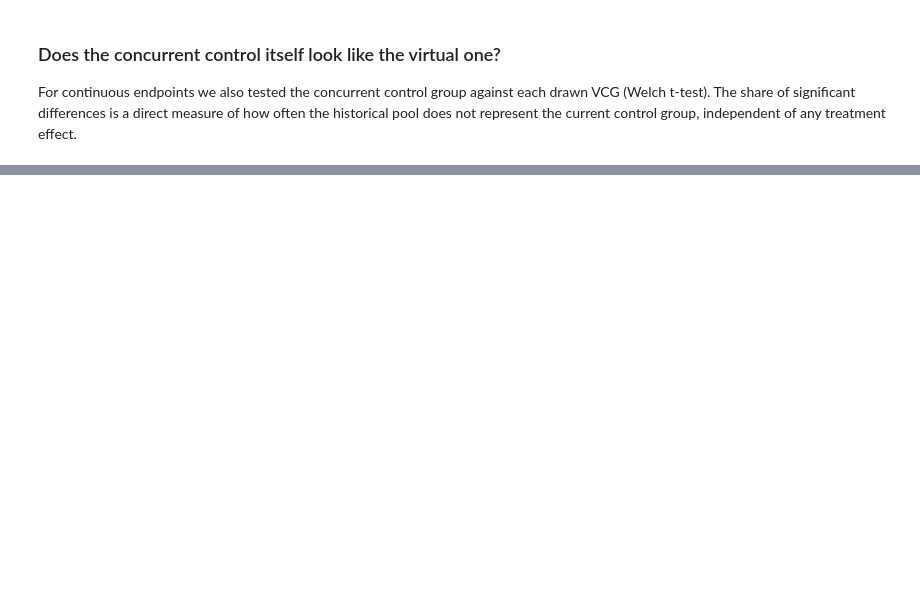
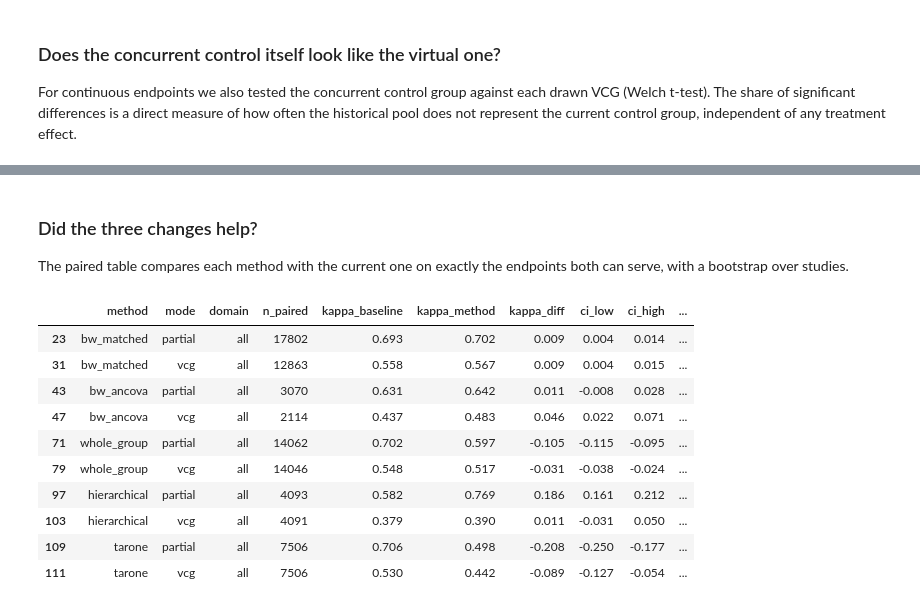
Before and after one commit to Jkovv/virtual-control-groups-ntp, a Jupyter notebook: notebooks/walkthrough.ipynb, the cells around one changed output, grey strips where cells are left out. Cells and saved outputs as stored; diff of their text form; code cells hidden in the pictures; blank space fills up the shorter version.

```diff
--- a/notebooks/walkthrough.ipynb
+++ b/notebooks/walkthrough.ipynb
@@ -330,0 +399,22 @@ pd.read_csv(C.TABLES_DIR / "control_vs_vcg.csv").pivot(index="domain", columns="
+# %% [markdown]
+### Did the three changes help?
+
+The paired table compares each method with the current one on exactly the
+endpoints both can serve, with a bootstrap over studies.
+# %%
+vs = pd.read_csv(C.TABLES_DIR / "methods_vs_baseline.csv")
+cols = ["method", "mode", "domain", "n_paired", "kappa_baseline", "kappa_method", "kappa_diff",
+        "ci_low", "ci_high", "verdict"]
+vs[(vs["set"] == "holdout") & (vs["domain"] == "all")][cols].round(3)
+# %% [output]
+|  | method | mode | domain | n_paired | kappa_baseline | kappa_method | kappa_diff | ci_low | ci_high | ... |
+| 23 | bw_matched | partial | all | 17802 | 0.693 | 0.702 | 0.009 | 0.004 | 0.014 | ... |
+| 31 | bw_matched | vcg | all | 12863 | 0.558 | 0.567 | 0.009 | 0.004 | 0.015 | ... |
+| 43 | bw_ancova | partial | all | 3070 | 0.631 | 0.642 | 0.011 | -0.008 | 0.028 | ... |
+| 47 | bw_ancova | vcg | all | 2114 | 0.437 | 0.483 | 0.046 | 0.022 | 0.071 | ... |
+| 71 | whole_group | partial | all | 14062 | 0.702 | 0.597 | -0.105 | -0.115 | -0.095 | ... |
+| 79 | whole_group | vcg | all | 14046 | 0.548 | 0.517 | -0.031 | -0.038 | -0.024 | ... |
+| 97 | hierarchical | partial | all | 4093 | 0.582 | 0.769 | 0.186 | 0.161 | 0.212 | ... |
+| 103 | hierarchical | vcg | all | 4091 | 0.379 | 0.390 | 0.011 | -0.031 | 0.050 | ... |
+| 109 | tarone | partial | all | 7506 | 0.706 | 0.498 | -0.208 | -0.250 | -0.177 | ... |
+| 111 | tarone | vcg | all | 7506 | 0.530 | 0.442 | -0.089 | -0.127 | -0.054 | ... |
```
Also changed, not shown: parts of 25 cells of this notebook, 1 other file.
